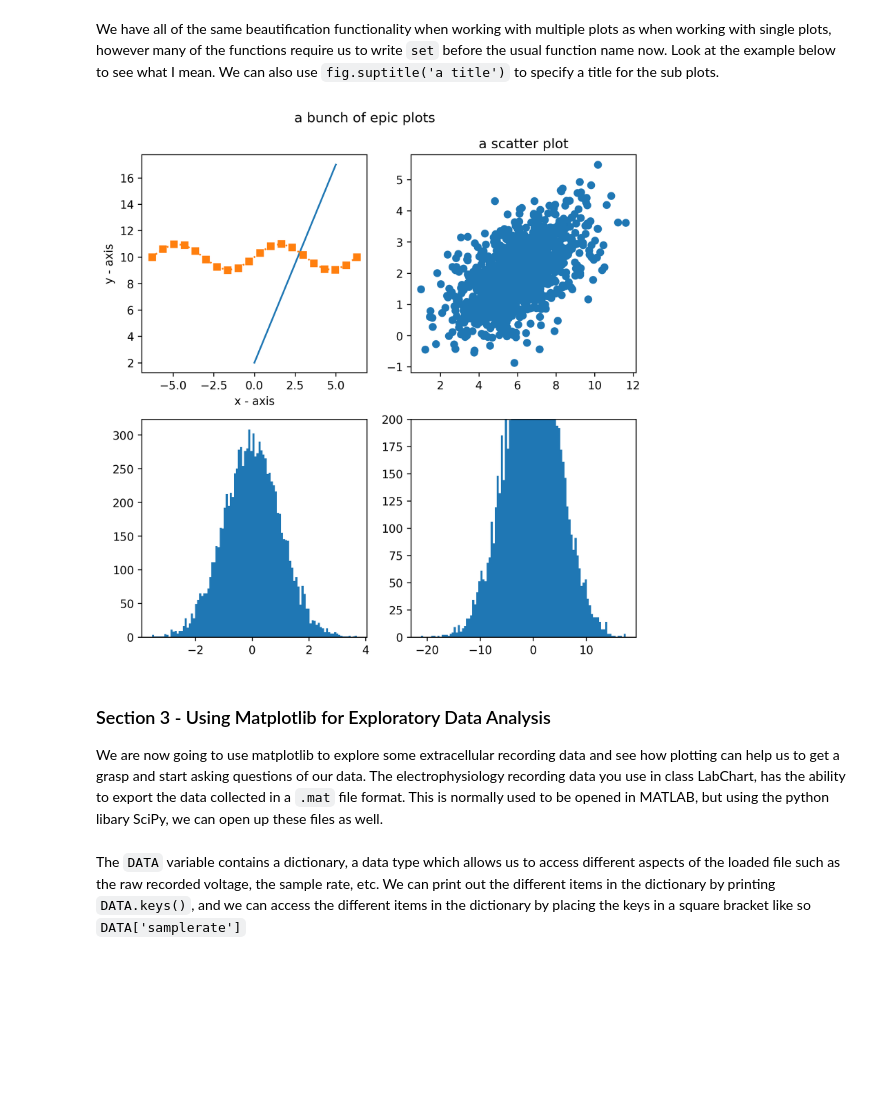
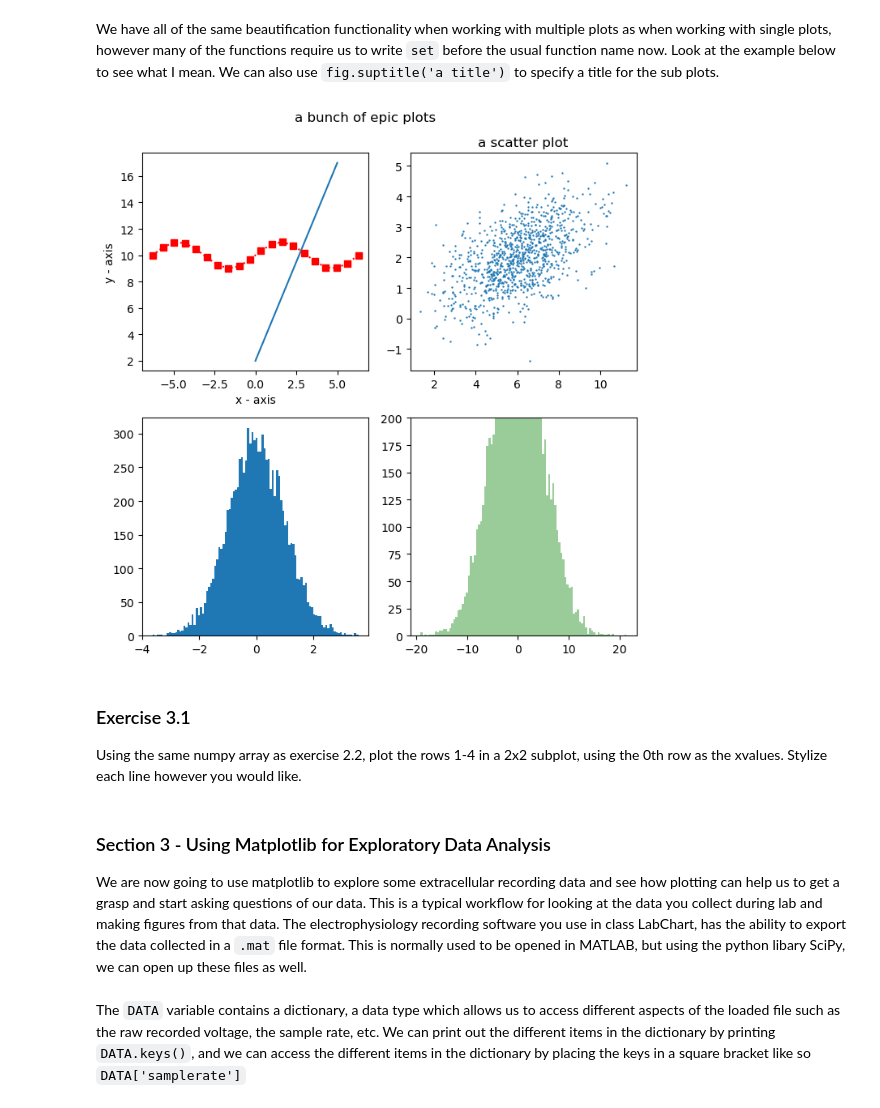
Before and after one commit to jeremyschroeter/Neuro301-Coding-Kit, a Jupyter notebook: Python_Tutorials/PythonCC3_NumpyAndMatplot.ipynb, the cells around one changed output. Saved outputs shown, nothing was run; the diff lists cells and outputs as text; code cells hidden in the pictures; blank space fills up the shorter version.

Commit message:
updated lesson 3 and added a Data folder

```diff
--- a/Python_Tutorials/PythonCC3_NumpyAndMatplot.ipynb
+++ b/Python_Tutorials/PythonCC3_NumpyAndMatplot.ipynb
@@ -14,5 +14,4 @@ To get started we an import matplotlib by calling <code>import matplotlib.pyplot
 ### Section 1 - Intro to matplotlib
 # %%
 import matplotlib.pyplot as plt
-plt.rcParams['figure.dpi'] = 250
 # %%
@@ -192,23 +205,26 @@ We have all of the same beautification functionality when working with multiple
 # %%
 fig, ax = plt.subplots(nrows=2, ncols=2, figsize=(7, 7))
 ax[0, 0].plot(x,y)
-ax[0, 0].plot(x2, y2, marker='s', linestyle=':')
+ax[0, 0].plot(x2, y2, marker='s', linestyle=':', c='r')
 ax[0, 0].set_xlabel('x - axis')
 ax[0, 0].set_ylabel('y - axis')
 
-ax[0, 1].scatter(x_positions, y_positions)
+ax[0, 1].scatter(x_positions, y_positions, s=0.5)
 ax[0, 1].set_title('a scatter plot')
 ax[1, 0].hist(values, bins=100)
 
-ax[1, 1].hist(more_values, bins=100)
+ax[1, 1].hist(more_values, bins=100, color='green', alpha=0.4)
 ax[1, 1].set_ylim(0, 200)
 fig.suptitle('a bunch of epic plots')
 fig.tight_layout()
 plt.show()
 # %% [output]
-[figure, old version]
+[figure, new version]
+# %% [markdown]
+### Exercise 3.1
+Using the same numpy array as exercise 2.2, plot the rows 1-4 in a 2x2 subplot, using the 0th row as the xvalues. Stylize each line however you would like.
 # %% [markdown]
 ### Section 3 - Using Matplotlib for Exploratory Data Analysis
 
-We are now going to use matplotlib to explore some extracellular recording data and see how plotting can help us to get a grasp and start asking questions of our data. The electrophysiology recording data you use in class LabChart, has the ability to export the data collected in a <code>.mat</code> file format. This is normally used to be opened in MATLAB, but using the python libary SciPy, we can open up these files as well.
+We are now going to use matplotlib to explore some extracellular recording data and see how plotting can help us to get a grasp and start asking questions of our data. This is a typical workflow for looking at the data you collect during lab and making figures from that data. The electrophysiology recording software you use in class LabChart, has the ability to export the data collected in a <code>.mat</code> file format. This is normally used to be opened in MATLAB, but using the python libary SciPy, we can open up these files as well.
 # %%
```
Also changed, not shown: parts of 30 cells of this notebook, 3 other files.
